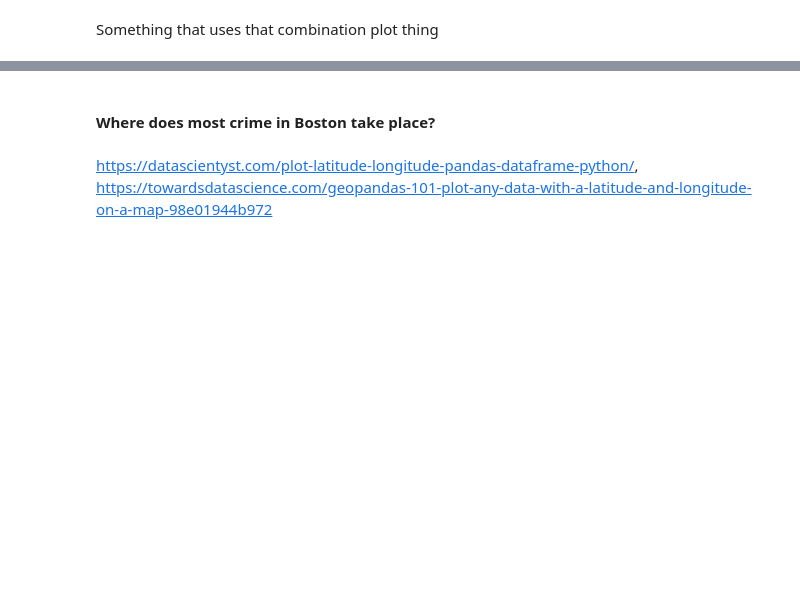
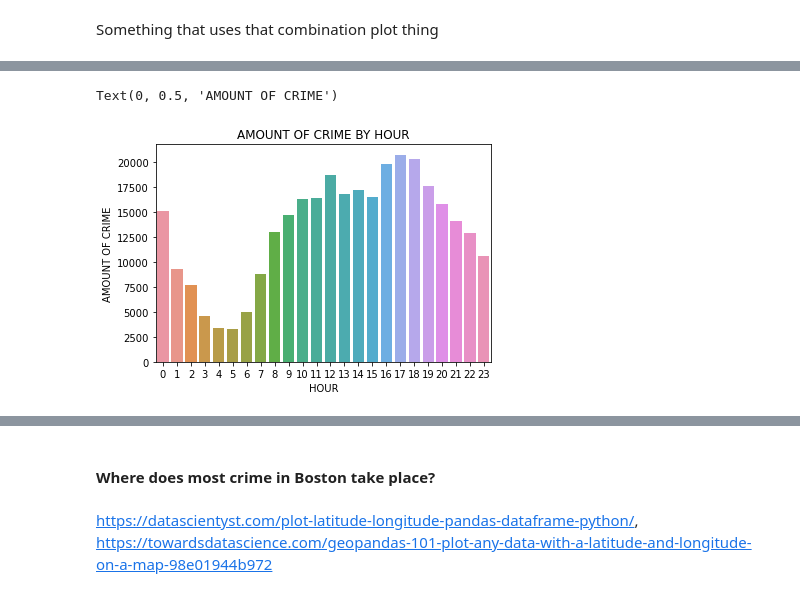
Before and after one commit to aemerson2024/data-science-2022F, a Jupyter notebook: unit3/Boston Crimes/project3 - boston crime.ipynb, the cells around one changed output, grey strips where cells are left out. Drawn from its saved outputs; the diff is of its cells as text; code cells hidden in the pictures; blank space fills up the shorter version.

```diff
--- a/unit3/Boston Crimes/project3 - boston crime.ipynb
+++ b/unit3/Boston Crimes/project3 - boston crime.ipynb
@@ -207,0 +249,7 @@ Something that uses that combination plot thing
+# %%
+sns.barplot(data=crime_date, x=crime_date.index, y='NUMBER OF CRIMES')
+plt.title('AMOUNT OF CRIME BY HOUR')
+plt.ylabel('AMOUNT OF CRIME')
+# %% [output]
+Text(0, 0.5, 'AMOUNT OF CRIME')
+[figure, added]
```
Also changed, not shown: parts of 12 cells of this notebook.
